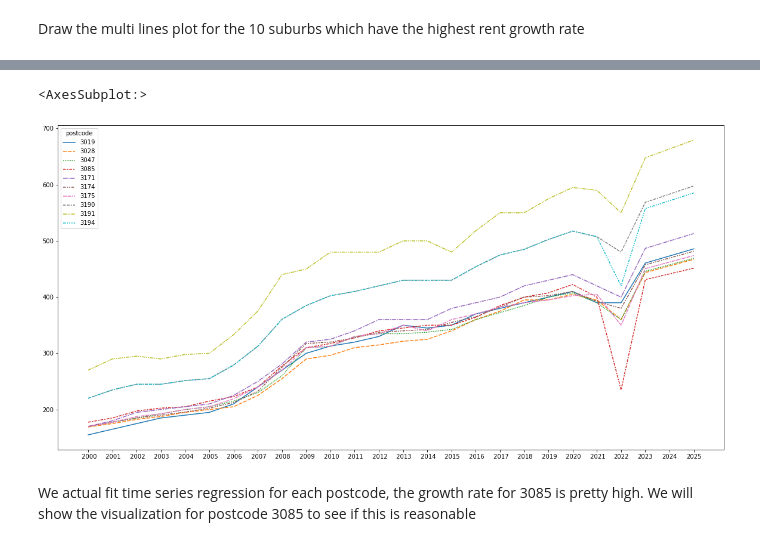
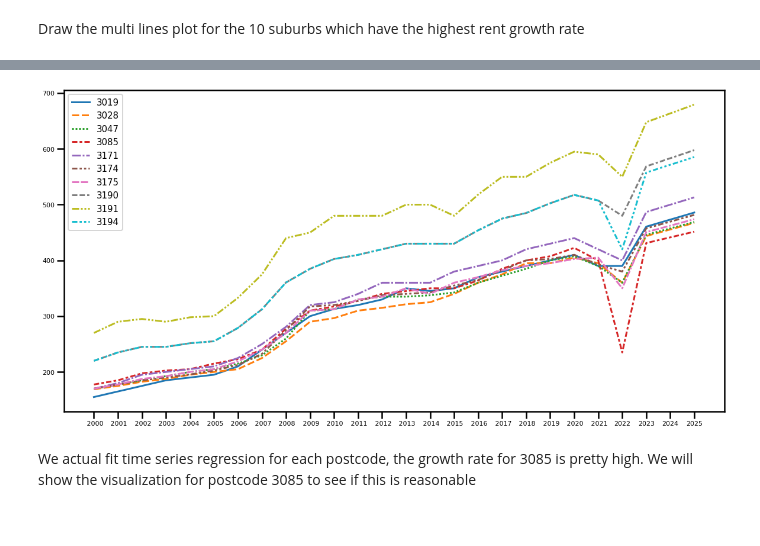
Before and after one commit to MAST30034-Applied-Data-Science/generic-real-estate-consulting-project-group-7, a Jupyter notebook: models/question 2.ipynb, the cells around one changed output, grey strips where cells are left out. Cells and saved outputs as stored; diff of their text form; code cells hidden in the pictures.

Commit message:
ADD: plot

```diff
--- a/models/question 2.ipynb
+++ b/models/question 2.ipynb
@@ -258,12 +244,19 @@ df_plot_T
 # %%
 # Draw the line plot for these top 10 suburbs with the rent price data from 2000-2025(forecast:2023-2025)
 import seaborn as sns
 import matplotlib.pyplot as plt
+
 fig, ax = plt.subplots(figsize=(20, 10))  # generate a figure and return figure and axis handle
-sns.lineplot(data=df_plot_T,ax=ax)
+
+sns.set_context("poster", font_scale = .5, rc={"grid.linewidth": 0.6})
+
+gfg = sns.lineplot(data=df_plot_T,ax=ax)
+gfg.legend(fontsize = 15)
+
+# gfg.set(xlim=())
+fig.savefig("../plots/prediction_price_top10.png")
 # %% [output]
-<AxesSubplot:>
-[figure, old version]
+[figure, new version]
 # %% [markdown]
 We actual fit time series regression for each postcode, the growth rate for 3085 is pretty high. We will show the visualization for postcode 3085 to see if this is reasonable
 # %%
```
Also changed, not shown: parts of 1 cell of this notebook, 1 other file.
